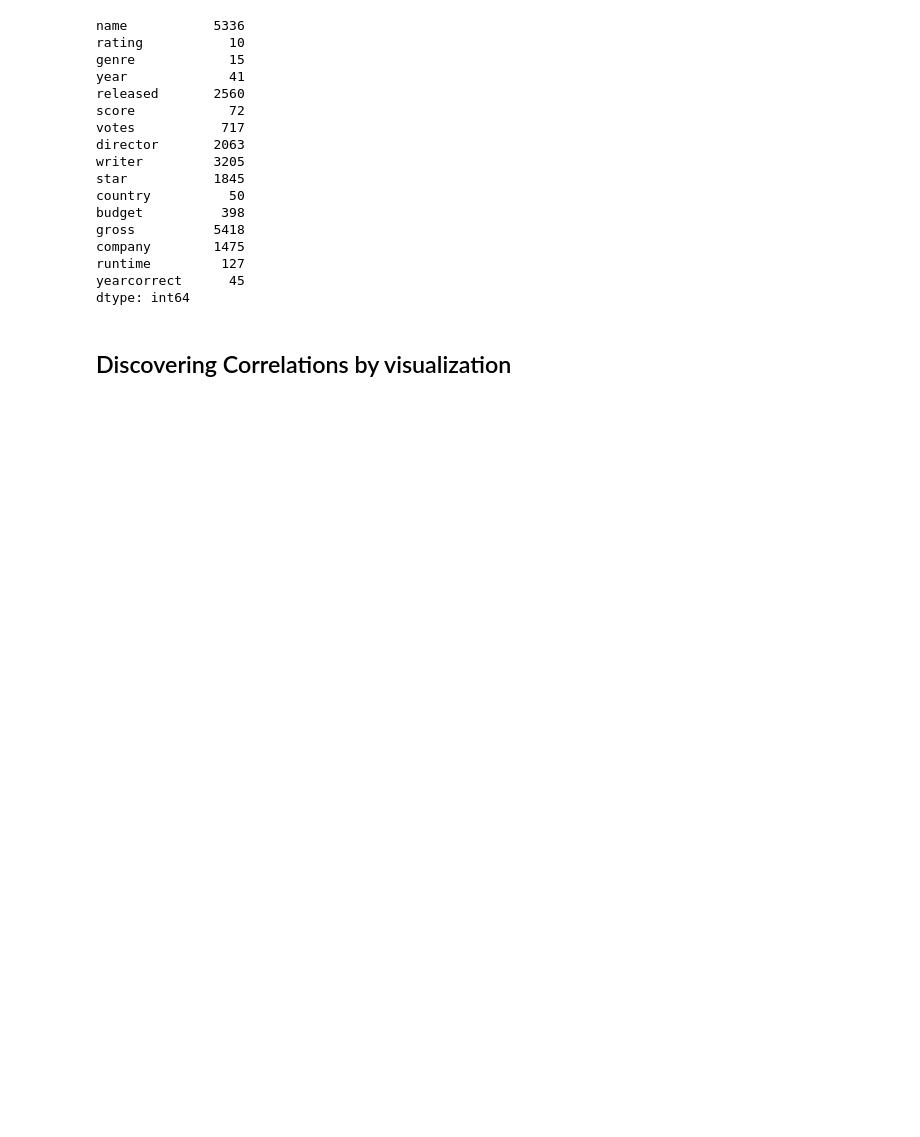
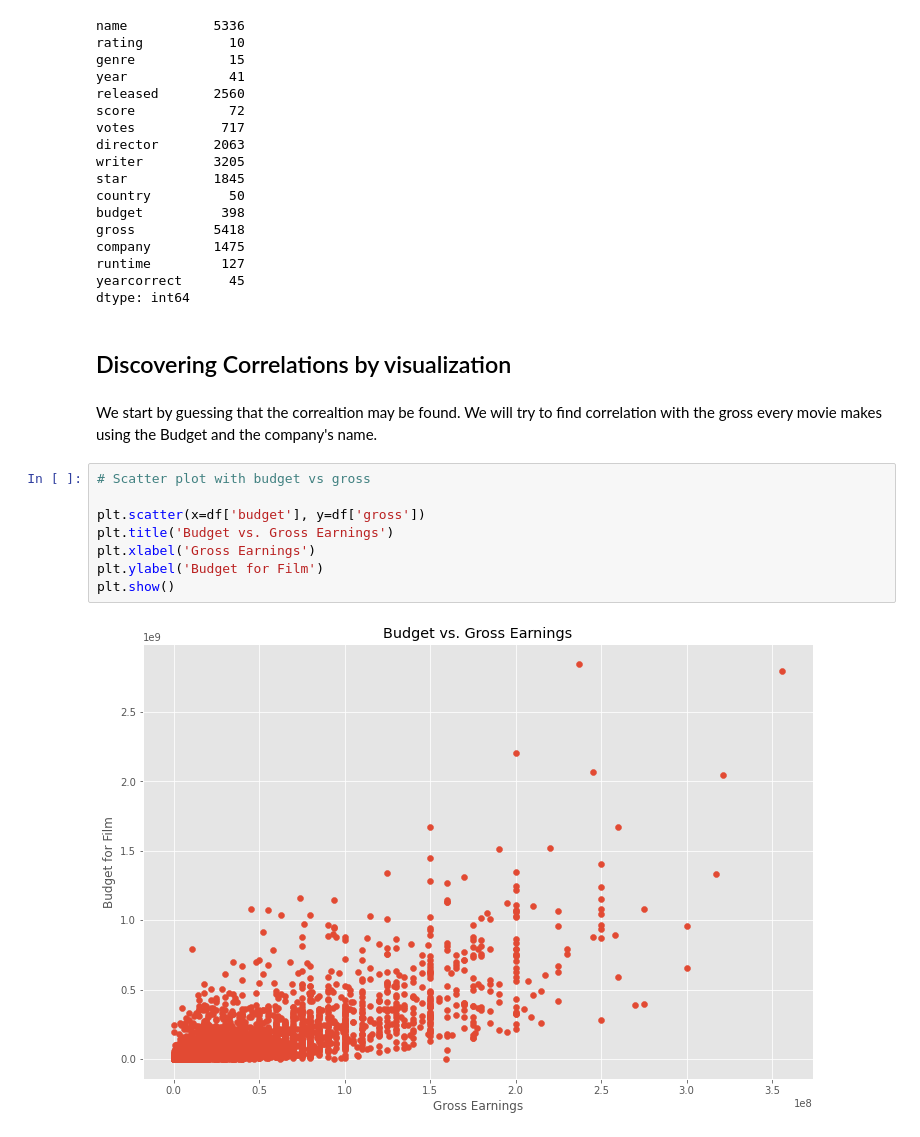
Before and after one commit to PavlosPo/Python-Correlation, a Jupyter notebook: python_corr_project.ipynb, the cells around one changed output. Saved outputs shown, nothing was run; the diff lists cells and outputs as text; blank space fills up the shorter version.

```diff
--- a/python_corr_project.ipynb
+++ b/python_corr_project.ipynb
@@ -209,3 +209,16 @@ yearcorrect      45
 dtype: int64
 # %% [markdown]
 ## Discovering Correlations by visualization
+# %% [markdown]
+We start by guessing that the correaltion may be found.
+We will try to find correlation with the gross every movie makes using the Budget and the company's name.
+# %%
+# Scatter plot with budget vs gross
+
+plt.scatter(x=df['budget'], y=df['gross'])
+plt.title('Budget vs. Gross Earnings')
+plt.xlabel('Gross Earnings')
+plt.ylabel('Budget for Film')
+plt.show()
+# %% [output]
+[figure, added]
```
Also changed, not shown: parts of 9 cells of this notebook.
